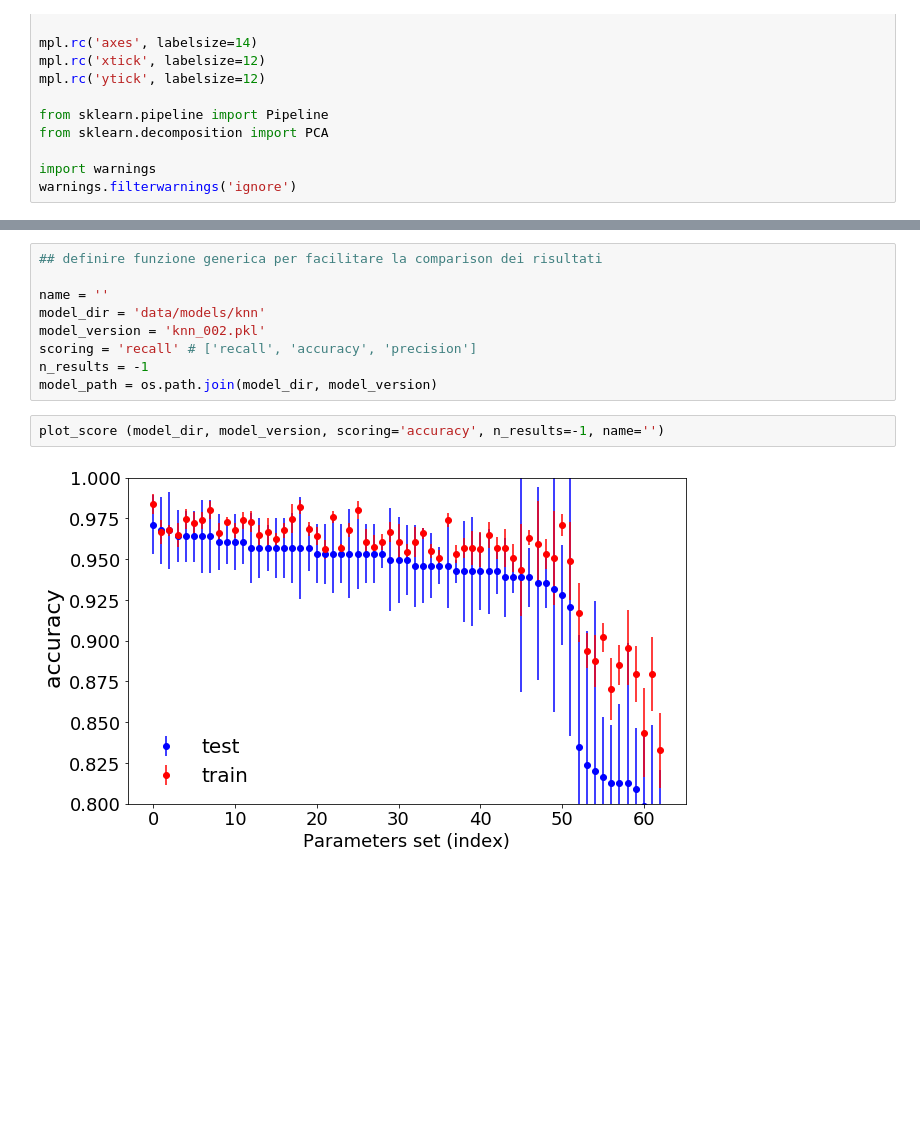
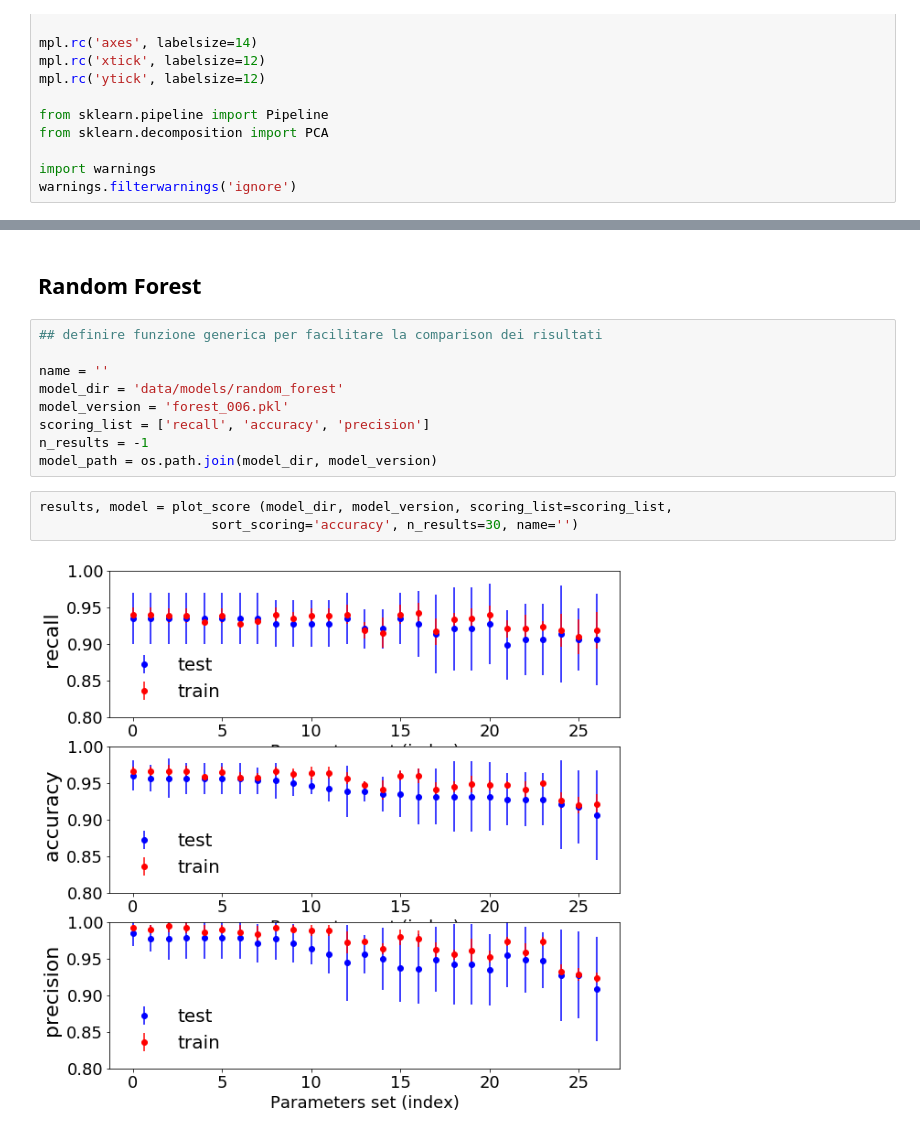
Before and after one commit to francescogiordano94/vacuum_gauge, a Jupyter notebook: visualize_and_compare.ipynb, the cells around one changed output, grey strips where cells are left out. Drawn from its saved outputs; the diff is of its cells as text; blank space fills up the shorter version.

Commit message:
ML models working, CNN preprocess working.

```diff
--- a/visualize_and_compare.ipynb
+++ b/visualize_and_compare.ipynb
@@ -29,13 +50,16 @@ warnings.filterwarnings('ignore')
+# %% [markdown]
+## Random Forest
 # %%
 ## definire funzione generica per facilitare la comparison dei risultati
 
 name = ''
-model_dir = 'data/models/knn'
-model_version = 'knn_002.pkl'
-scoring = 'recall' # ['recall', 'accuracy', 'precision']
+model_dir = 'data/models/random_forest'
+model_version = 'forest_006.pkl'
+scoring_list = ['recall', 'accuracy', 'precision']
 n_results = -1
 model_path = os.path.join(model_dir, model_version)
 # %%
-plot_score (model_dir, model_version, scoring='accuracy', n_results=-1, name='')
+results, model = plot_score (model_dir, model_version, scoring_list=scoring_list,
+                      sort_scoring='accuracy', n_results=30, name='')
 # %% [output]
-[figure, old version]
+[figure, new version]
```
Also changed, not shown: parts of 19 cells of this notebook, 2 other files.
